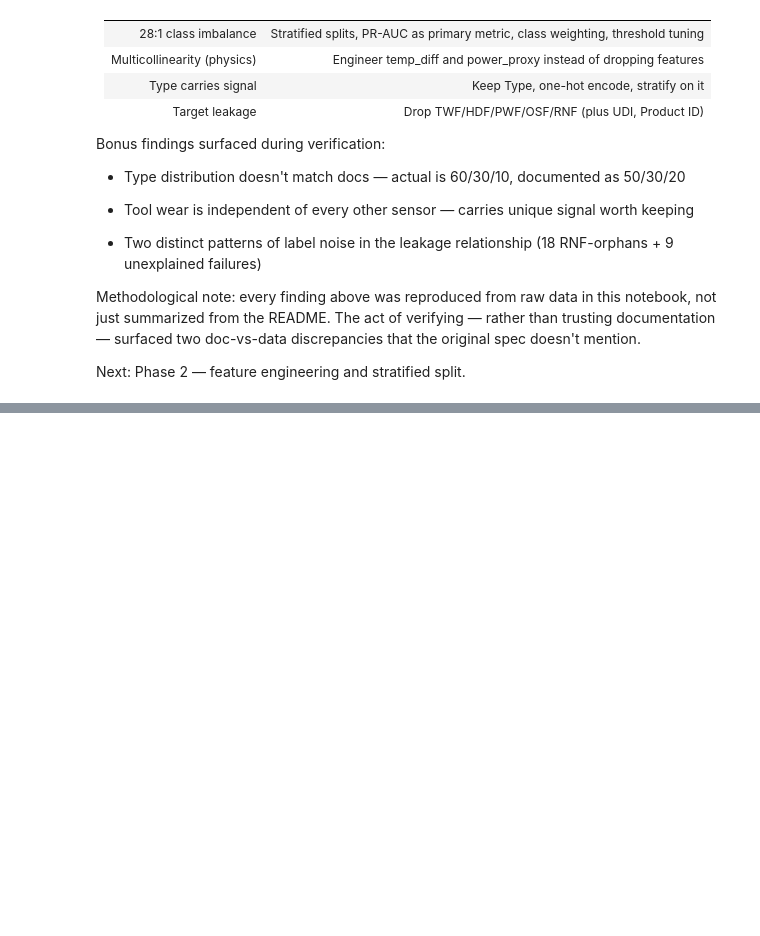
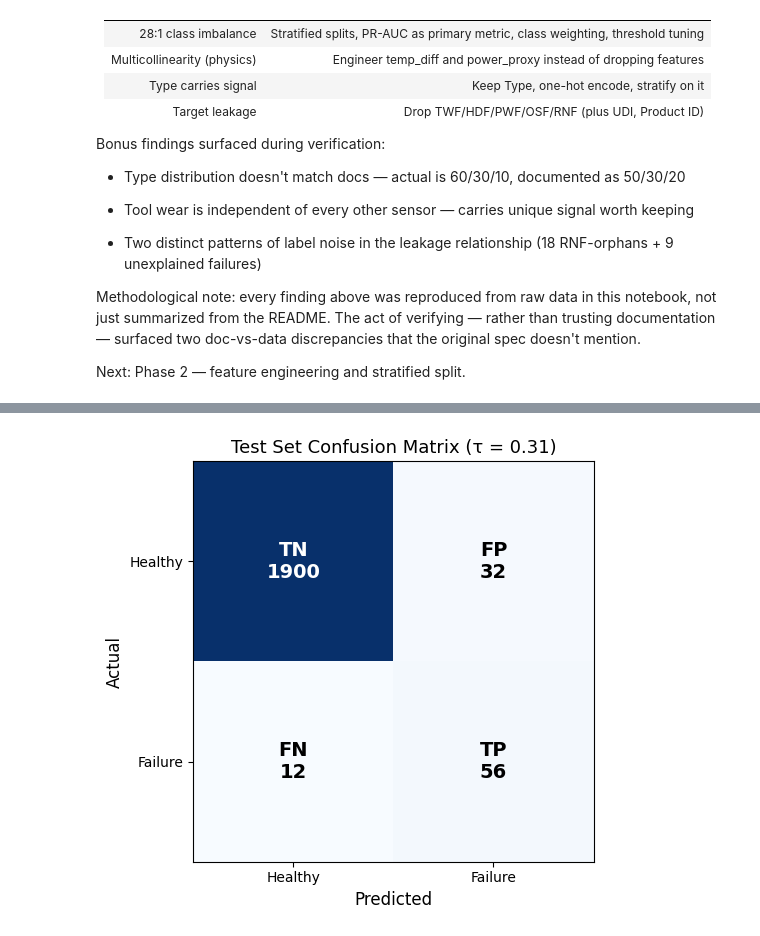
Before and after one commit to s32ol/predictive-maintenance-ai4i, a Jupyter notebook: notebooks/02_modeling.ipynb, the cells around one changed output, grey strips where cells are left out. Cells and saved outputs as stored; diff of their text form; code cells hidden in the pictures; blank space fills up the shorter version.

```diff
--- a/notebooks/02_modeling.ipynb
+++ b/notebooks/02_modeling.ipynb
@@ -386,0 +1018,27 @@ Next: Phase 2 — feature engineering and stratified split.
+# %%
+import matplotlib.pyplot as plt
+import numpy as np
+
+cm = np.array([[tn, fp], [fn, tp]])
+fig, ax = plt.subplots(figsize=(6, 5))
+im = ax.imshow(cm, cmap='Blues')
+
+# Annotations
+labels = [['TN', 'FP'], ['FN', 'TP']]
+for i in range(2):
+    for j in range(2):
+        text_color = 'white' if cm[i, j] > cm.max() / 2 else 'black'
+        ax.text(j, i, f"{labels[i][j]}\n{cm[i, j]}",
+                ha='center', va='center', color=text_color, fontsize=14, fontweight='bold')
+
+ax.set_xticks([0, 1])
+ax.set_yticks([0, 1])
+ax.set_xticklabels(['Healthy', 'Failure'])
+ax.set_yticklabels(['Healthy', 'Failure'])
+ax.set_xlabel('Predicted', fontsize=12)
+ax.set_ylabel('Actual', fontsize=12)
+ax.set_title(f'Test Set Confusion Matrix (τ = {BEST_THRESHOLD:.2f})', fontsize=13)
+plt.tight_layout()
+plt.show()
+# %% [output]
+[figure, added]
```
Also changed, not shown: parts of 25 cells of this notebook.
